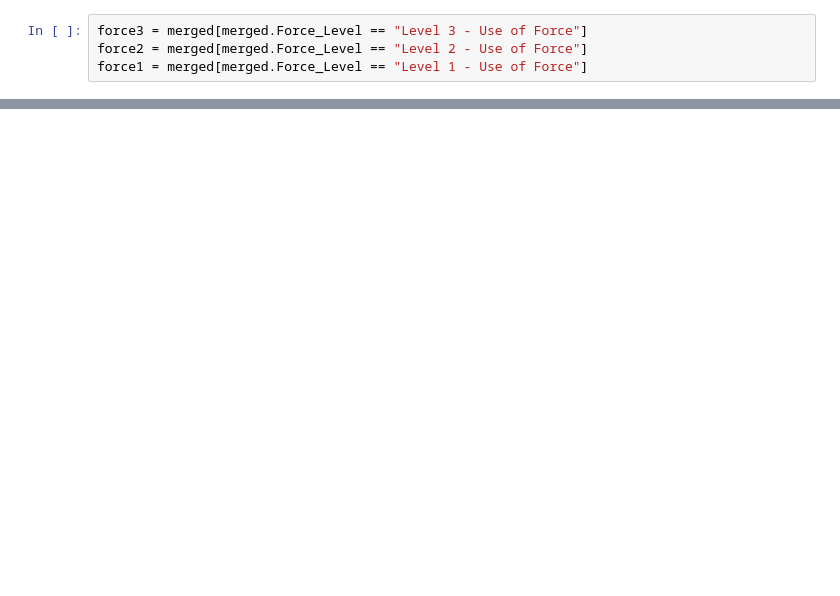
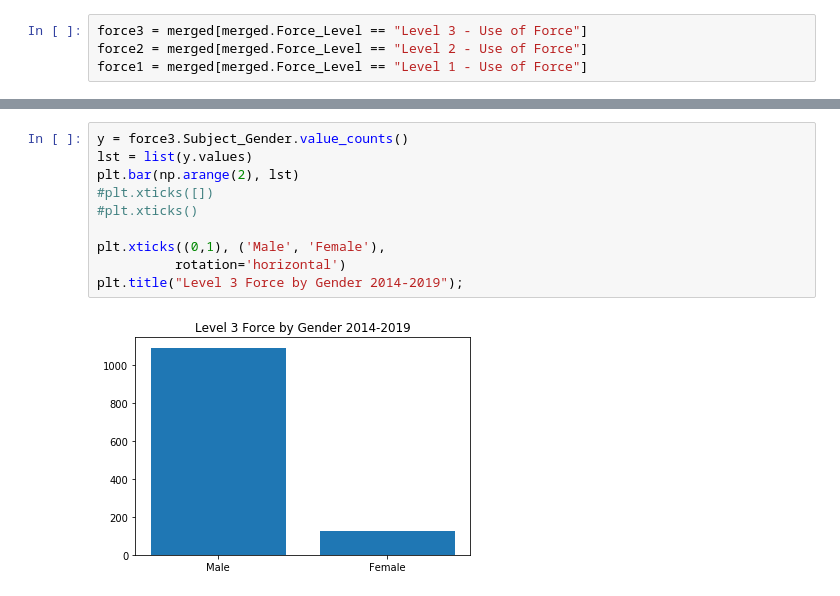
Before and after one commit to SarahMBurgart/use-of-force, a Jupyter notebook: EDA.ipynb, the cells around one changed output, grey strips where cells are left out. Cells and saved outputs as stored; diff of their text form; blank space fills up the shorter version.

```diff
--- a/EDA.ipynb
+++ b/EDA.ipynb
@@ -226,0 +298,12 @@ array(['White', 'Black or African American', 'Not Specified',
+# %%
+y = force3.Subject_Gender.value_counts()
+lst = list(y.values)
+plt.bar(np.arange(2), lst)
+#plt.xticks([])
+#plt.xticks()
+
+plt.xticks((0,1), ('Male', 'Female'),
+          rotation='horizontal')
+plt.title("Level 3 Force by Gender 2014-2019");
+# %% [output]
+[figure, added]
```
Also changed, not shown: parts of 42 cells of this notebook.
